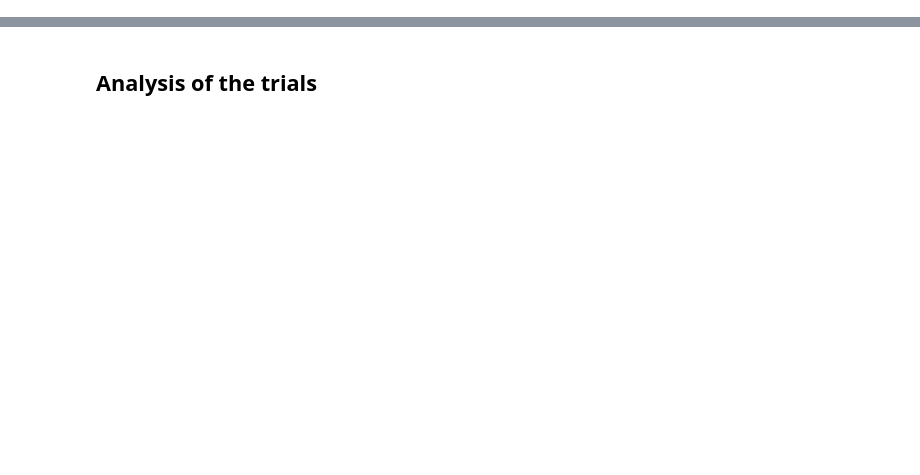
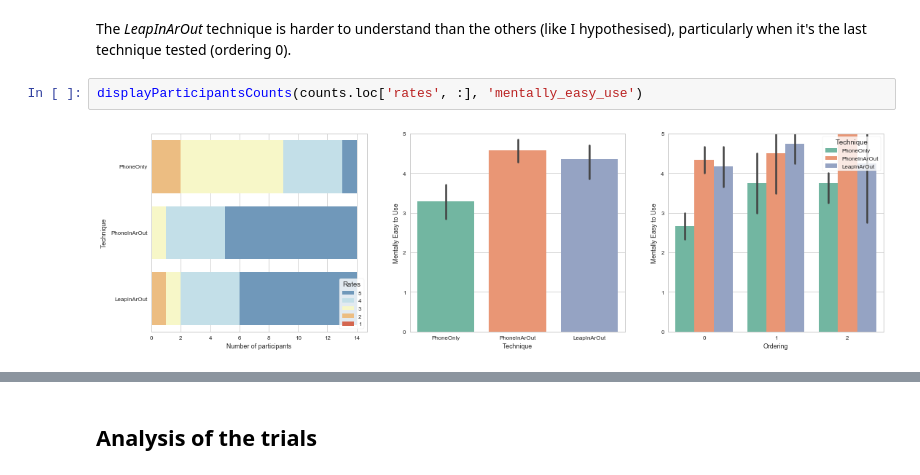
Before and after one commit to NormandErwan/HandheldVesadThesis, a Jupyter notebook: analysis/data_analysis.ipynb, the cells around one changed output, grey strips where cells are left out. Cells and saved outputs as stored; diff of their text form; blank space fills up the shorter version.

```diff
--- a/analysis/data_analysis.ipynb
+++ b/analysis/data_analysis.ipynb
@@ -84,0 +155,6 @@ sns.factorplot(x='preference', col='technique_id', row='ordering', data=preferen
+# %% [markdown]
+The *LeapInArOut* technique is harder to understand than the others (like I hypothesised), particularly when it's the last technique tested (ordering 0).
+# %%
+displayParticipantsCounts(counts.loc['rates', :], 'mentally_easy_use')
+# %% [output]
+[figure, added]
```
Also changed, not shown: parts of 44 cells of this notebook, 1 other file.
